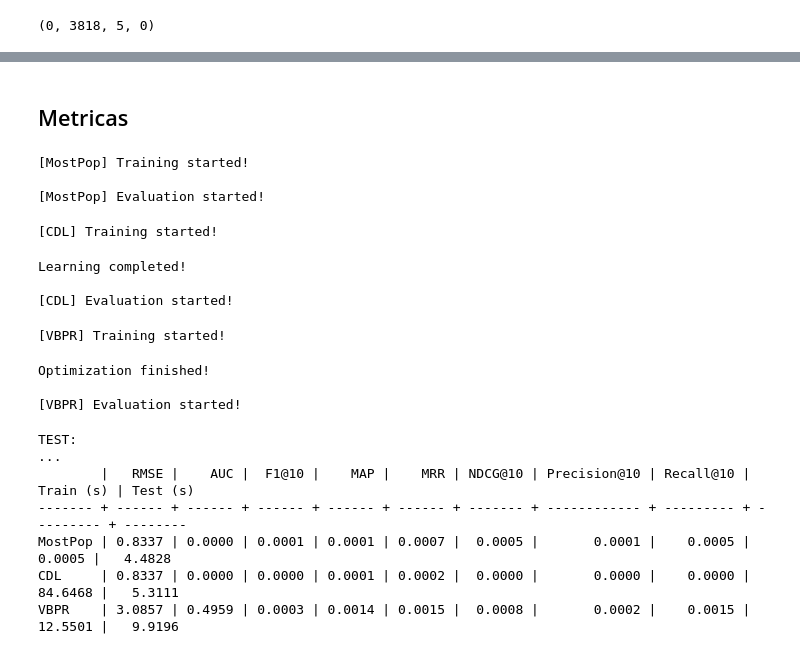
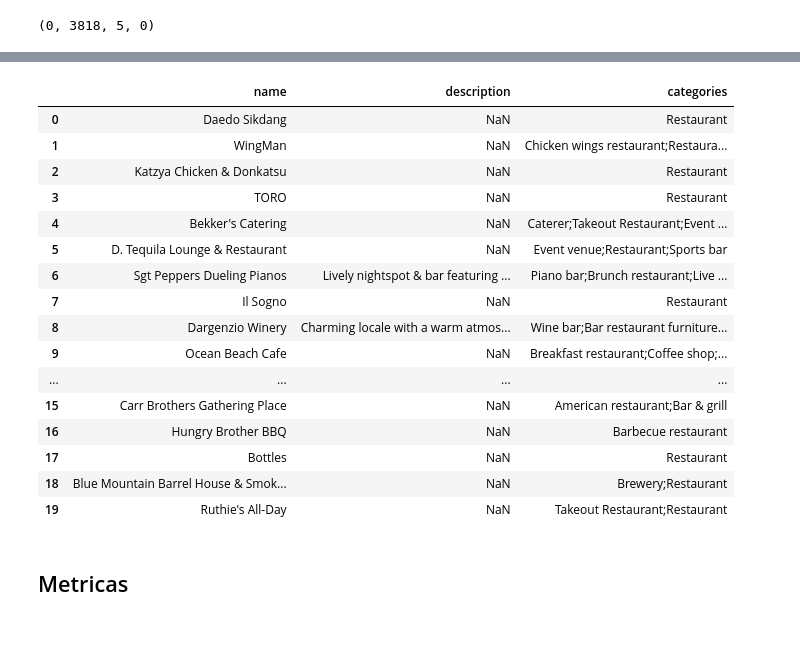
Before and after one commit to pedrozavalat/iic3633-proyecto, a Jupyter notebook: iic3633_LLaVA_Tiny 2.ipynb, the cells around one changed output, grey strips where cells are left out. Saved outputs shown, nothing was run; the diff lists cells and outputs as text; code cells hidden in the pictures.

```diff
--- a/iic3633_LLaVA_Tiny 2.ipynb
+++ b/iic3633_LLaVA_Tiny 2.ipynb
@@ -643,2 +612,2 @@ with gzip.open("tiny_LLaVa_users_reclists.json.gz", 'wt', encoding='UTF-8') as z
 # %%
-users_reclist = list(parse("LLaVa_users_reclists_2.json.gz"))[0]
+llava_reclists = list(parse("LLaVa_users_reclists.json.gz"))[0]
@@ -644,0 +616,6 @@ users_reclist = list(parse("LLaVa_users_reclists_2.json.gz"))[0]
+# %%
+random_user = '100012107238749468669'
+show_recommendations(
+    user=random_user,
+    reclist=llava_reclists[random_user][10]
+)
@@ -645,2 +634,25 @@ users_reclist = list(parse("LLaVa_users_reclists_2.json.gz"))[0]
+# %%
+show_recommendations(
+    user=random_user,
+    reclist=llava_reclists[random_user][20]
+)
+# %% [output]
+|  | name | description | categories |
+| 0 | Daedo Sikdang | NaN | Restaurant |
+| 1 | WingMan | NaN | Chicken wings restaurant;Restaura... |
+| 2 | Katzya Chicken & Donkatsu | NaN | Restaurant |
+| 3 | TORO | NaN | Restaurant |
+| 4 | Bekker's Catering | NaN | Caterer;Takeout Restaurant;Event ... |
+| 5 | D. Tequila Lounge & Restaurant | NaN | Event venue;Restaurant;Sports bar |
+| 6 | Sgt Peppers Dueling Pianos | Lively nightspot & bar featuring ... | Piano bar;Brunch restaurant;Live ... |
+| 7 | Il Sogno | NaN | Restaurant |
+| 8 | Dargenzio Winery | Charming locale with a warm atmos... | Wine bar;Bar restaurant furniture... |
+| 9 | Ocean Beach Cafe | NaN | Breakfast restaurant;Coffee shop;... |
+| ... | ... | ... | ... |
+| 15 | Carr Brothers Gathering Place | NaN | American restaurant;Bar & grill |
+| 16 | Hungry Brother BBQ | NaN | Barbecue restaurant |
+| 17 | Bottles | NaN | Restaurant |
+| 18 | Blue Mountain Barrel House & Smok... | NaN | Brewery;Restaurant |
+| 19 | Ruthie's All-Day | NaN | Takeout Restaurant;Restaurant |
 # %% [markdown]
 ## Metricas
@@ -660,24 +658,0 @@ def get_metrics(n):
-# %%
-text_exp = cornac.Experiment(eval_method=ratio_split,
-                             models=[most_pop, cdl, vbpr],
-                             metrics=get_metrics(n=10))
-text_exp.run()
-# %% [output]
-[MostPop] Training started!
-
-[MostPop] Evaluation started!
-[CDL] Training started!
-Learning completed!
-
-[CDL] Evaluation started!
-[VBPR] Training started!
-Optimization finished!
-
-[VBPR] Evaluation started!
-TEST:
-...
-        |   RMSE |    AUC |  F1@10 |    MAP |    MRR | NDCG@10 | Precision@10 | Recall@10 | Train (s) | Test (s)
-------- + ------ + ------ + ------ + ------ + ------ + ------- + ------------ + --------- + --------- + --------
-MostPop | 0.8337 | 0.0000 | 0.0001 | 0.0001 | 0.0007 |  0.0005 |       0.0001 |    0.0005 |    0.0005 |   4.4828
-CDL     | 0.8337 | 0.0000 | 0.0000 | 0.0001 | 0.0002 |  0.0000 |       0.0000 |    0.0000 |   84.6468 |   5.3111
-VBPR    | 3.0857 | 0.4959 | 0.0003 | 0.0014 | 0.0015 |  0.0008 |       0.0002 |    0.0015 |   12.5501 |   9.9196
```
Also changed, not shown: parts of 27 cells of this notebook.
